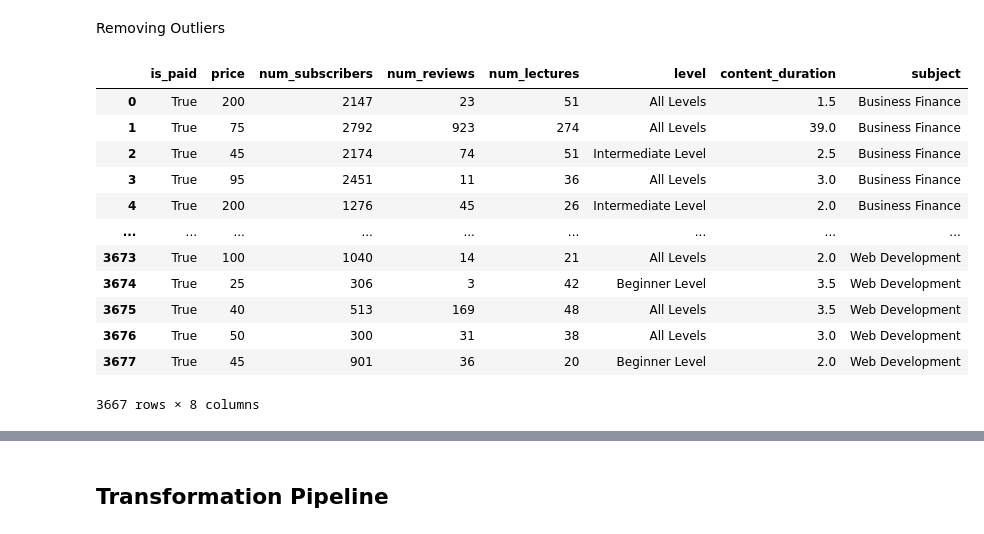
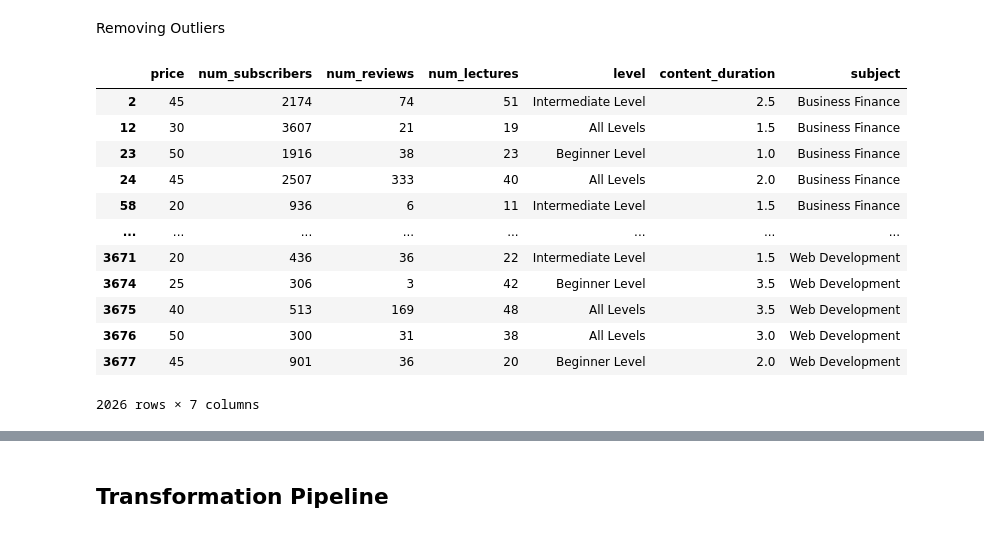
Before and after one commit to mathmca/udemy_analysis, a Jupyter notebook: udemy_forecasting.ipynb, the cells around one changed output, grey strips where cells are left out. Cells and saved outputs as stored; diff of their text form; code cells hidden in the pictures.

```diff
--- a/udemy_forecasting.ipynb
+++ b/udemy_forecasting.ipynb
@@ -88,5 +105,5 @@ Finished!
 # %%
 # Dropping irrelevant columns
 
-df.drop(labels=['course_id', 'course_title', 'url', 'published_timestamp'], inplace=True, axis=1)
+df.drop(labels=['course_id', 'course_title', 'url', 'published_timestamp', 'is_paid'], inplace=True, axis=1)
 # %%
@@ -184,20 +215,19 @@ df.drop(['durationbylect', 'reviewpersubs'], axis=1, inplace=True)
 # %% [markdown]
 Removing Outliers
 # %%
-df = df[df['num_lectures'] < 700]
-df = df[df['num_subscribers'] < 200000]
+df = df[(df['price'] < 60) & (df['price'] < 60) & (df['num_subscribers'] < 4000)]
 df
 # %% [output]
-|  | is_paid | price | num_subscribers | num_reviews | num_lectures | level | content_duration | subject |
-| 0 | True | 200 | 2147 | 23 | 51 | All Levels | 1.5 | Business Finance |
-| 1 | True | 75 | 2792 | 923 | 274 | All Levels | 39.0 | Business Finance |
-| 2 | True | 45 | 2174 | 74 | 51 | Intermediate Level | 2.5 | Business Finance |
-| 3 | True | 95 | 2451 | 11 | 36 | All Levels | 3.0 | Business Finance |
-| 4 | True | 200 | 1276 | 45 | 26 | Intermediate Level | 2.0 | Business Finance |
-| ... | ... | ... | ... | ... | ... | ... | ... | ... |
-| 3673 | True | 100 | 1040 | 14 | 21 | All Levels | 2.0 | Web Development |
-| 3674 | True | 25 | 306 | 3 | 42 | Beginner Level | 3.5 | Web Development |
-| 3675 | True | 40 | 513 | 169 | 48 | All Levels | 3.5 | Web Development |
-| 3676 | True | 50 | 300 | 31 | 38 | All Levels | 3.0 | Web Development |
-| 3677 | True | 45 | 901 | 36 | 20 | Beginner Level | 2.0 | Web Development |
+|  | price | num_subscribers | num_reviews | num_lectures | level | content_duration | subject |
+| 2 | 45 | 2174 | 74 | 51 | Intermediate Level | 2.5 | Business Finance |
+| 12 | 30 | 3607 | 21 | 19 | All Levels | 1.5 | Business Finance |
+| 23 | 50 | 1916 | 38 | 23 | Beginner Level | 1.0 | Business Finance |
+| 24 | 45 | 2507 | 333 | 40 | All Levels | 2.0 | Business Finance |
+| 58 | 20 | 936 | 6 | 11 | Intermediate Level | 1.5 | Business Finance |
+| ... | ... | ... | ... | ... | ... | ... | ... |
+| 3671 | 20 | 436 | 36 | 22 | Intermediate Level | 1.5 | Web Development |
+| 3674 | 25 | 306 | 3 | 42 | Beginner Level | 3.5 | Web Development |
+| 3675 | 40 | 513 | 169 | 48 | All Levels | 3.5 | Web Development |
+| 3676 | 50 | 300 | 31 | 38 | All Levels | 3.0 | Web Development |
+| 3677 | 45 | 901 | 36 | 20 | Beginner Level | 2.0 | Web Development |
-3667 rows × 8 columns
+2026 rows × 7 columns
```
Also changed, not shown: parts of 43 cells of this notebook.
